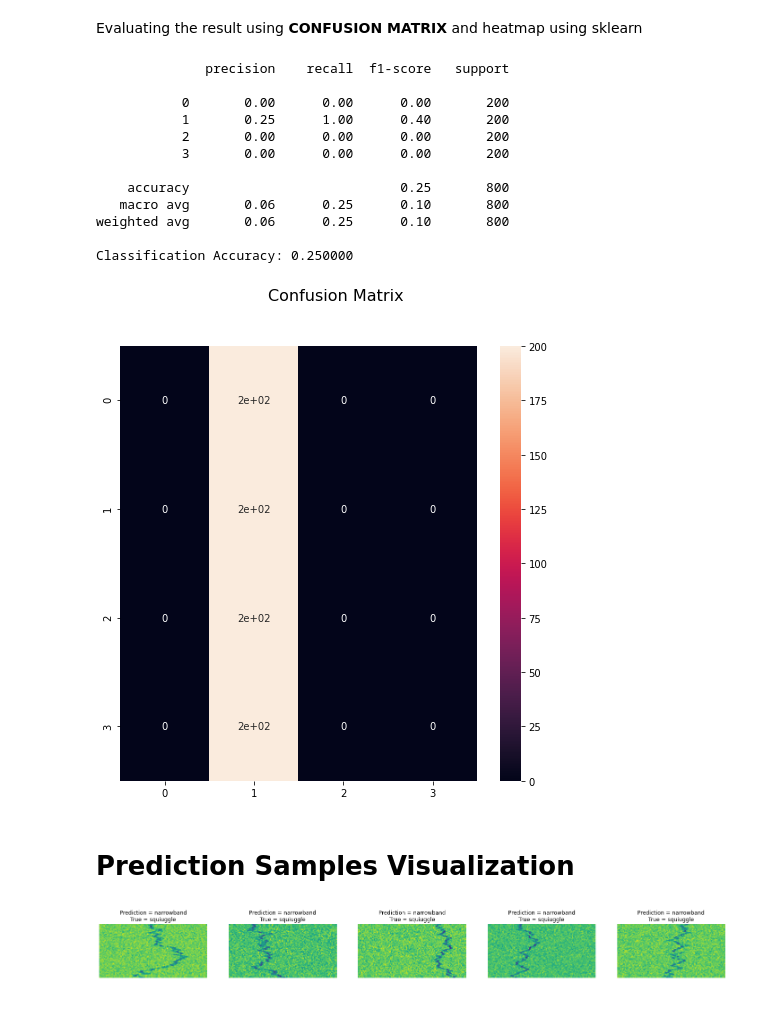
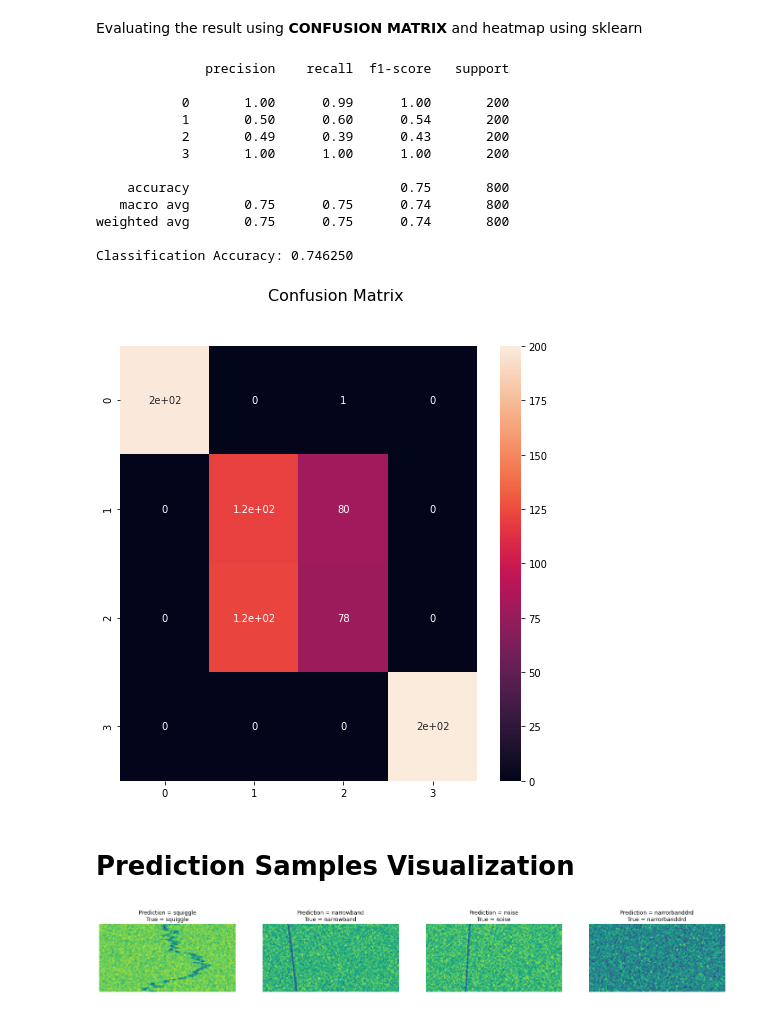
Before and after one commit to sayan0506/SETI-Radio-Astronomy-Data-Classification-Using-CNN-Based-Model, a Jupyter notebook: SETI_radio_signal_classification_using_CNN.ipynb, the cells around one changed output. Cells and saved outputs as stored; diff of their text form; code cells hidden in the pictures.

```diff
--- a/SETI_radio_signal_classification_using_CNN.ipynb
+++ b/SETI_radio_signal_classification_using_CNN.ipynb
@@ -116,7 +116,7 @@ y_test = validation_label.values
 # Plot 2D spectrogram images
 # %%
 # classifers list
-classifiers = ['squiuggle', 'narrowband', 'noise', 'narrorbanddrd']
+classifiers = ['squiggle', 'narrowband', 'noise', 'narrorbanddrd']
 
 # gets the 1st index of each type of class
 def get_class_indices(class_id):
@@ -296,7 +296,7 @@ callbacks = [mc, PlotLossesCallback()]
 # %%
 # Model training
 CNN.fit(train_datagen.flow(x_train,y_train, batch_size = batch_size, shuffle = True),
-        epochs = 2,
+        epochs = 20,
         steps_per_epoch = len(x_train)//batch_size,
         validation_data = validation_datagen.flow(x_test, y_test, batch_size = batch_size, shuffle = True),
         callbacks = callbacks)
@@ -331,16 +331,16 @@ print('Classification Accuracy: %0.6f' % metrics.accuracy_score(y_true, y_pred))
 # %% [output]
               precision    recall  f1-score   support
 
-           0       0.00      0.00      0.00       200
-           1       0.25      1.00      0.40       200
-           2       0.00      0.00      0.00       200
-           3       0.00      0.00      0.00       200
+           0       1.00      0.99      1.00       200
+           1       0.50      0.60      0.54       200
+           2       0.49      0.39      0.43       200
+           3       1.00      1.00      1.00       200
 
-    accuracy                           0.25       800
-   macro avg       0.06      0.25      0.10       800
-weighted avg       0.06      0.25      0.10       800
+    accuracy                           0.75       800
+   macro avg       0.75      0.75      0.74       800
+weighted avg       0.75      0.75      0.74       800
 
-Classification Accuracy: 0.250000
+Classification Accuracy: 0.746250
 # %%
 fig_cm = plt.figure(figsize=(8,8))
 fig_cm.suptitle('Confusion Matrix', fontsize = 16)
@@ -349,14 +349,22 @@ sns.heatmap(confusion_matrix(y_true, y_pred),annot=True)
 #plt.show to execute plt plot, else the matplotlib functional variable will be shown
 plt.show()
 # %% [output]
-[figure, old version]
+[figure, new version]
 # %% [markdown]
 # Prediction Samples Visualization
 # %%
-fig, axes = plt.subplots(1,5,figsize = (25,20))
-for i in range(5):
-  axes[i].imshow(np.squeeze(x_test[i]))
-  axes[i].set_title('Prediction = {0}\nTrue = {1}'.format(classifiers[y_pred[i]], classifiers[y_true[i]]))
-  axes[i].axis('off')
+fig, axes = plt.subplots(1,4,figsize = (25,20))
+
+def get_class_indices(class_id):
+  return [i for i in range(y_test.shape[0]) if np.argmax(y_test[i])==class_id][0]
+
+test_indices = [get_class_indices(index) for index in range(len(classifiers))]
+
+for j,c in enumerate(test_indices):
+  axes[j].imshow(np.squeeze(x_test[c]))
+  axes[j].set_title('Prediction = {0}\nTrue = {1}'.format(classifiers[y_pred[c]], classifiers[y_true[c]]))
+  axes[j].axis('off')
+
+plt.show()
 # %% [output]
-[figure, old version]
+[figure, new version]
```
Also changed, not shown: parts of 4 cells of this notebook.
